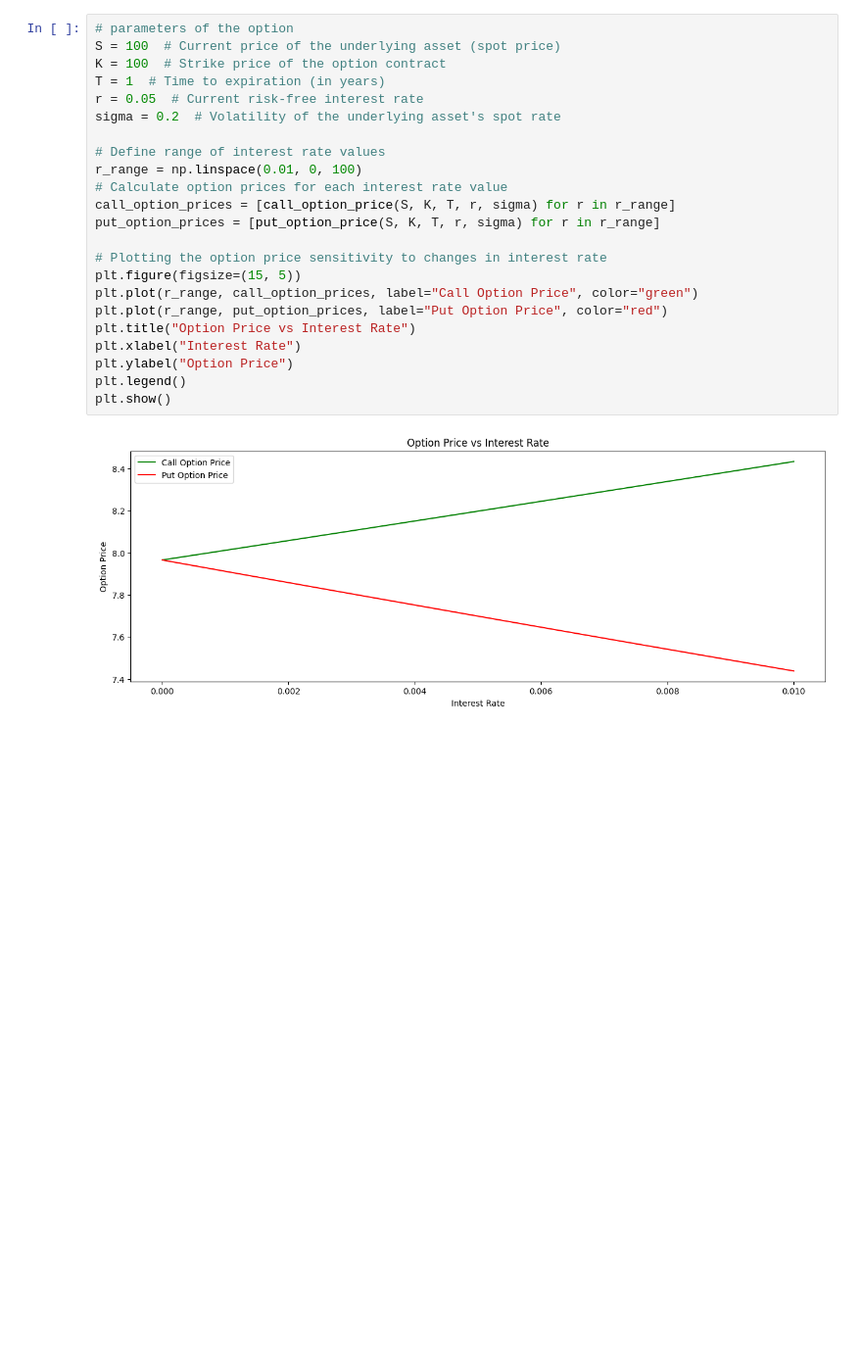
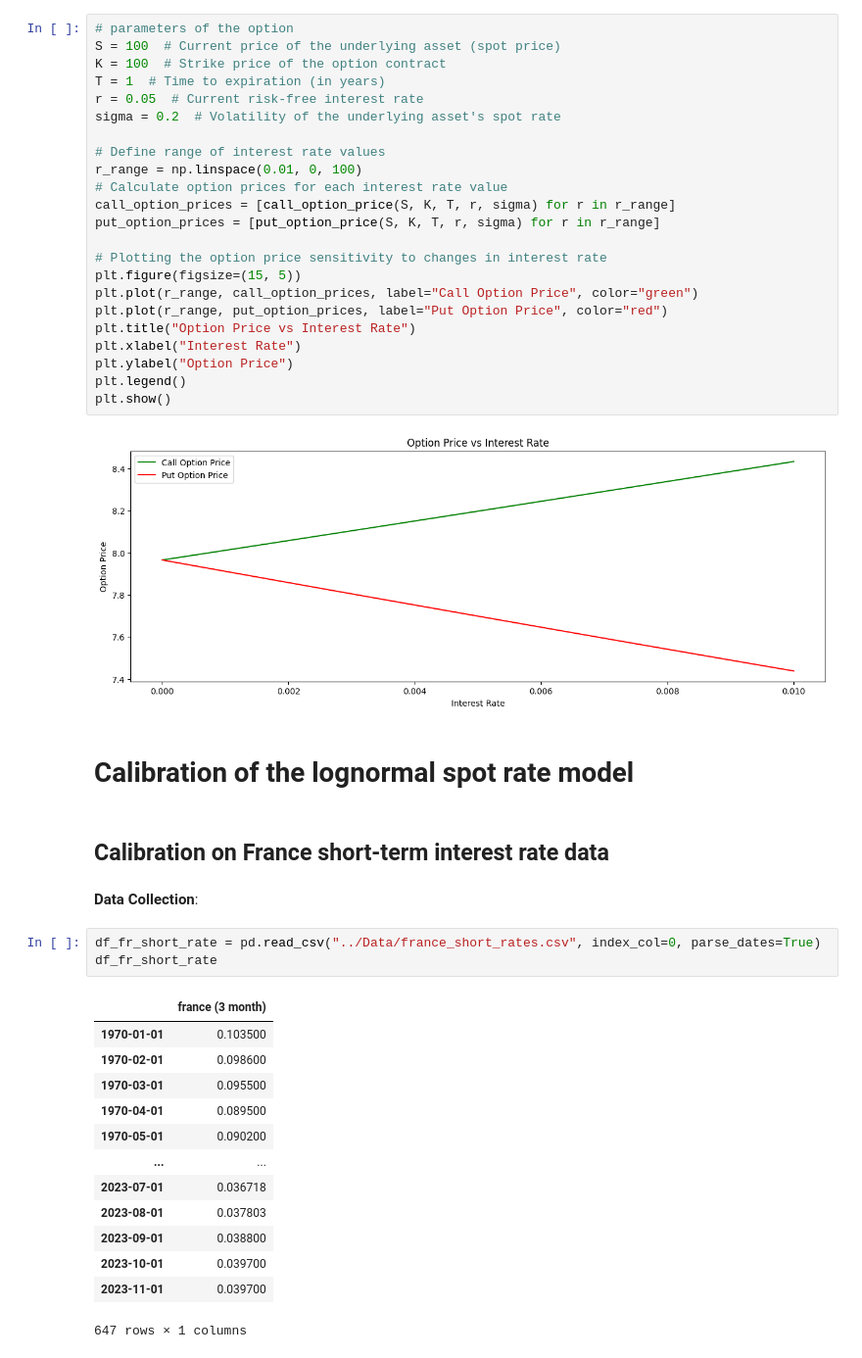
Before and after one commit to MathQuantLab/interest-rates-modelling, a Jupyter notebook: Lognormal_spot_rate_model/Lognormal_spot_rate_model.ipynb, the cells around one changed output. Shown: that part at 98% size. Drawn from its saved outputs; the diff is of its cells as text; blank space fills up the shorter version.

```diff
--- a/Lognormal_spot_rate_model/Lognormal_spot_rate_model.ipynb
+++ b/Lognormal_spot_rate_model/Lognormal_spot_rate_model.ipynb
@@ -162,3 +163,26 @@ plt.legend()
 plt.show()
 # %% [output]
 [figure]
+# %% [markdown]
+# Calibration of the lognormal spot rate model
+# %% [markdown]
+## Calibration on France short-term interest rate data
+# %% [markdown]
+**Data Collection**:
+# %%
+df_fr_short_rate = pd.read_csv("../Data/france_short_rates.csv", index_col=0, parse_dates=True)
+df_fr_short_rate
+# %% [output]
+|  | france (3 month) |
+| 1970-01-01 | 0.103500 |
+| 1970-02-01 | 0.098600 |
+| 1970-03-01 | 0.095500 |
+| 1970-04-01 | 0.089500 |
+| 1970-05-01 | 0.090200 |
+| ... | ... |
+| 2023-07-01 | 0.036718 |
+| 2023-08-01 | 0.037803 |
+| 2023-09-01 | 0.038800 |
+| 2023-10-01 | 0.039700 |
+| 2023-11-01 | 0.039700 |
+647 rows × 1 columns
```
Also changed, not shown: parts of 3 cells of this notebook.
